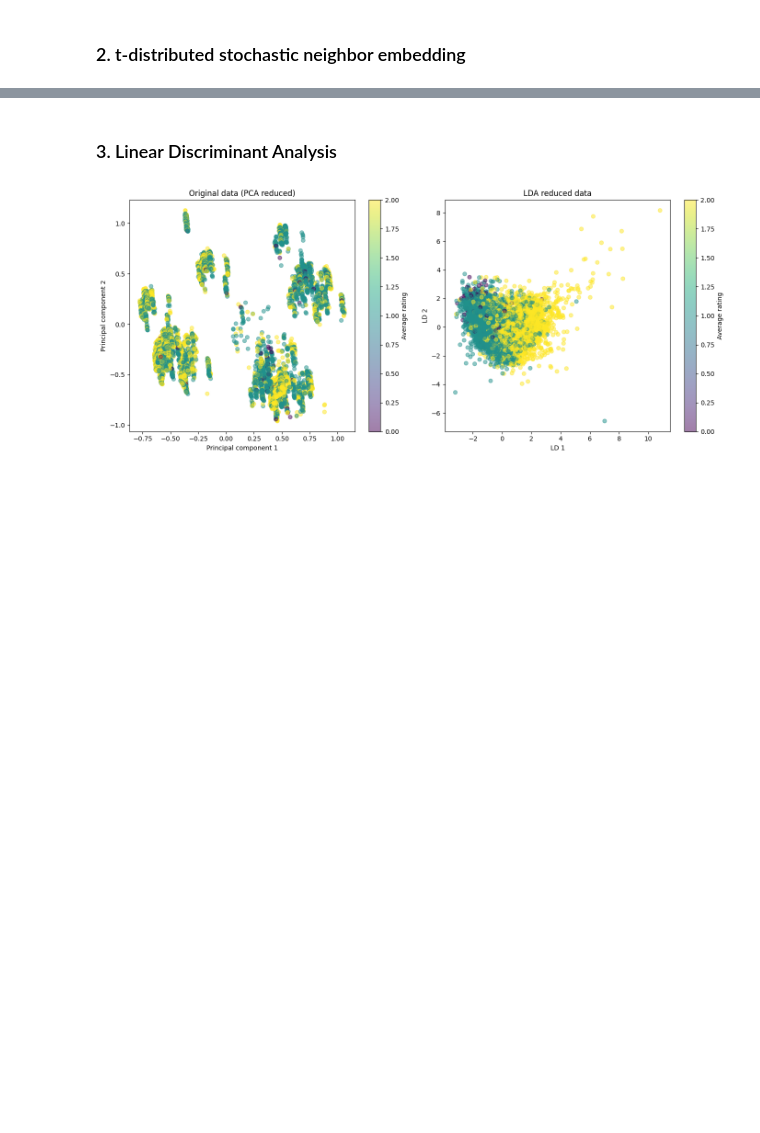
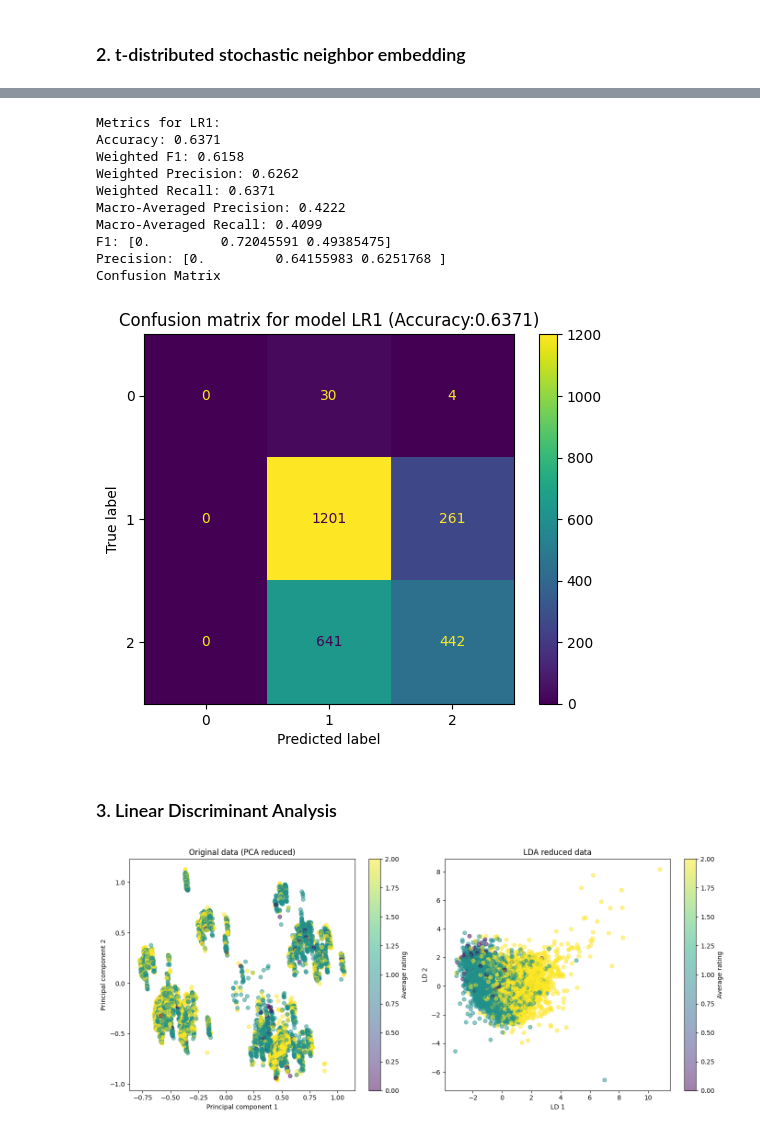
Before and after one commit to SoareCristi/BigData_MovieRatings, a Jupyter notebook: preprocessing_dimensionalityReduction.ipynb, the cells around one changed output, grey strips where cells are left out. Saved outputs shown, nothing was run; the diff lists cells and outputs as text; code cells hidden in the pictures; blank space fills up the shorter version.

```diff
--- a/preprocessing_dimensionalityReduction.ipynb
+++ b/preprocessing_dimensionalityReduction.ipynb
@@ -180,3 +251,26 @@ plt.show()
+# %%
+test_size = 0.2
+X_train, X_test, y_train, y_test = train_test_split(
+    tsne_results,
+    df['averageRating'], test_size=test_size,
+    random_state=42
+)
+model = LogisticRegression(random_state=42)
+model.fit(X_train, y_train)
+predictions = model.predict(X_test)
+model_metrics = calculate_metrics('LR1', y_test, predictions)
+# %% [output]
+Metrics for LR1:
+Accuracy: 0.6371
+Weighted F1: 0.6158
+Weighted Precision: 0.6262
+Weighted Recall: 0.6371
+Macro-Averaged Precision: 0.4222
+Macro-Averaged Recall: 0.4099
+F1: [0.         0.72045591 0.49385475]
+Precision: [0.         0.64155983 0.6251768 ]
+Confusion Matrix
+[figure, added]
 # %% [markdown]
 ### 3. Linear Discriminant Analysis
 # %%
```
Also changed, not shown: parts of 8 cells of this notebook.
